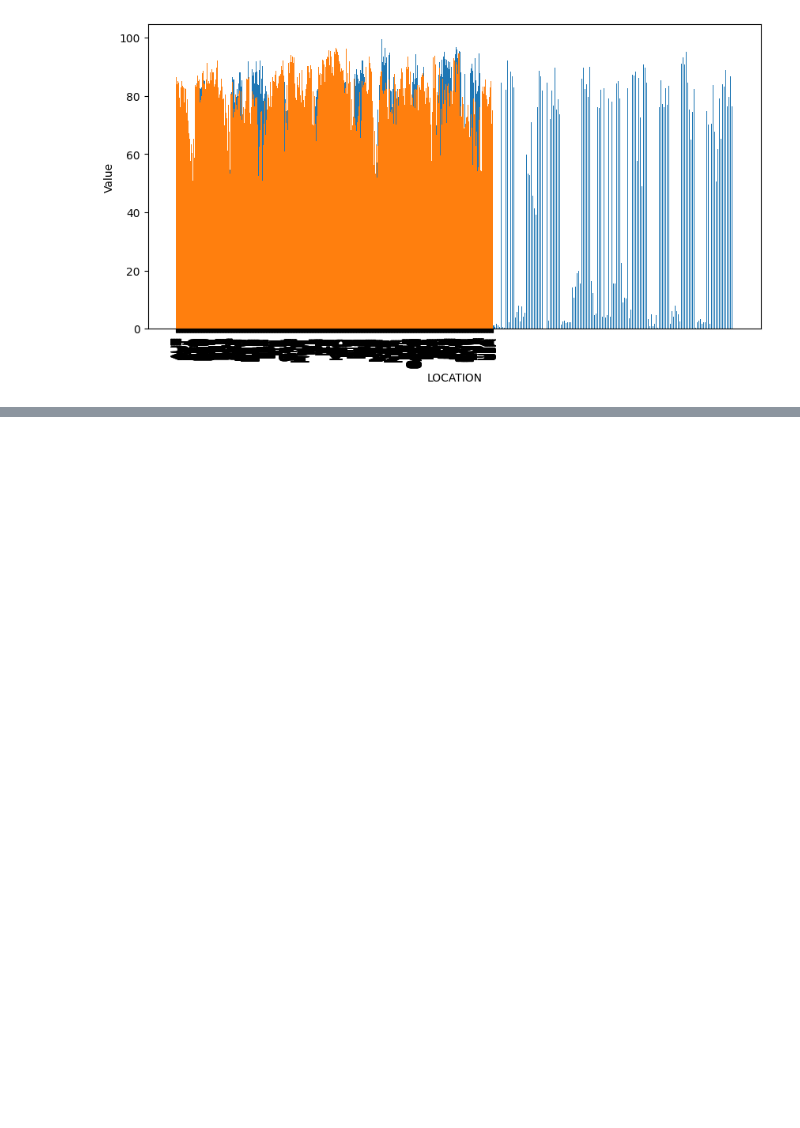
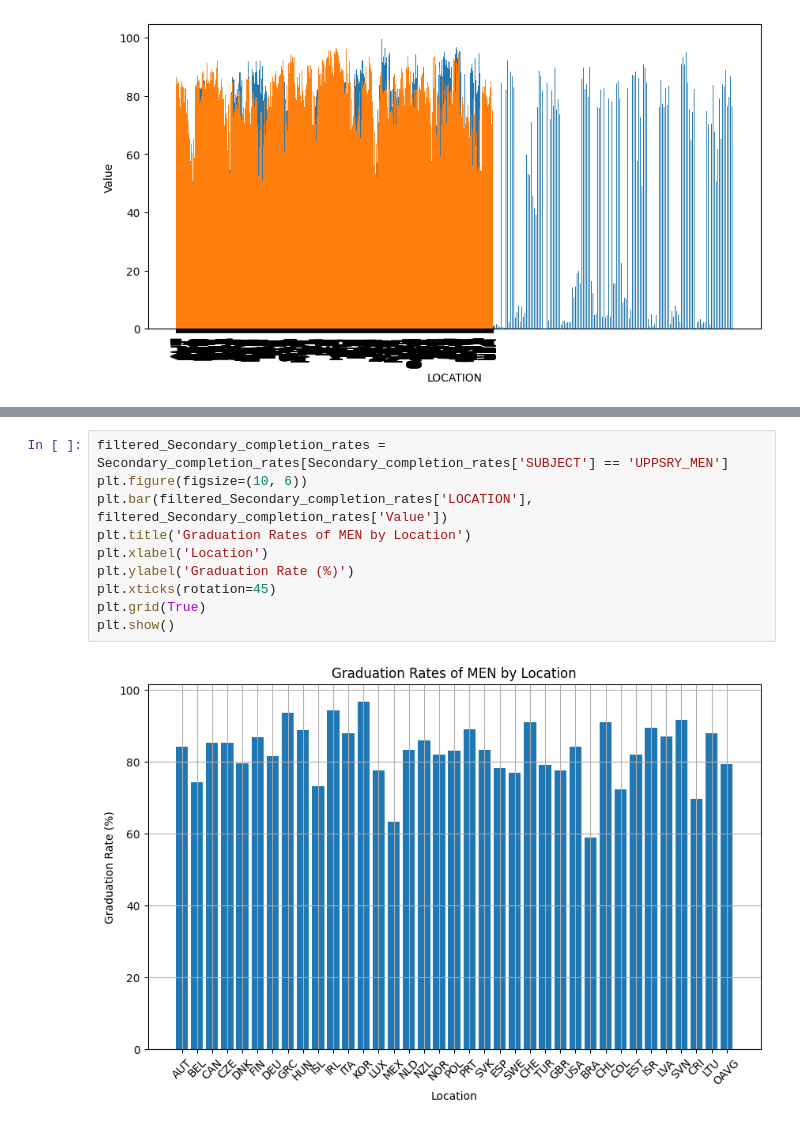
Before and after one commit to Zahraa-Tanana/Data_project, a Jupyter notebook: data_introduction/panda.ipynb, the cells around one changed output, grey strips where cells are left out. Drawn from its saved outputs; the diff is of its cells as text; blank space fills up the shorter version.

```diff
--- a/data_introduction/panda.ipynb
+++ b/data_introduction/panda.ipynb
@@ -147,3 +138,15 @@ plt.grid(True)
 plt.show()
 # %% [output]
 [figure]
+# %%
+filtered_Secondary_completion_rates = Secondary_completion_rates[Secondary_completion_rates['SUBJECT'] == 'UPPSRY_MEN']
+plt.figure(figsize=(10, 6))
+plt.bar(filtered_Secondary_completion_rates['LOCATION'], filtered_Secondary_completion_rates['Value'])
+plt.title('Graduation Rates of MEN by Location')
+plt.xlabel('Location')
+plt.ylabel('Graduation Rate (%)')
+plt.xticks(rotation=45)
+plt.grid(True)
+plt.show()
+# %% [output]
+[figure, added]
```
Also changed, not shown: parts of 3 cells of this notebook.
